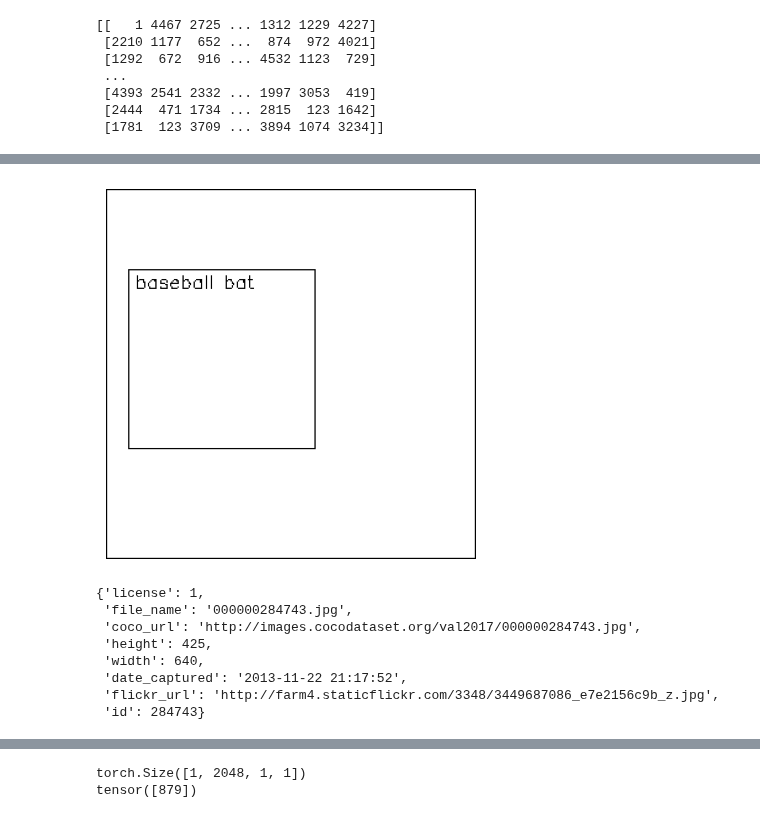
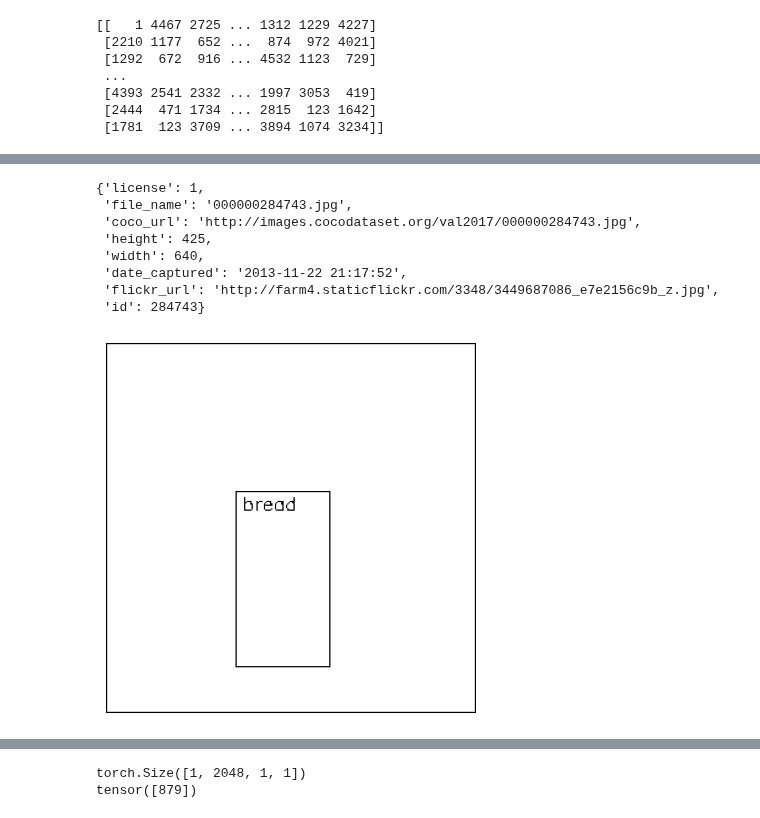
Before and after one commit to gyusik19/bbir, a Jupyter notebook: sandbox.ipynb, the cells around one changed output, grey strips where cells are left out. Drawn from its saved outputs; the diff is of its cells as text; code cells hidden in the pictures.

```diff
--- a/sandbox.ipynb
+++ b/sandbox.ipynb
@@ -137,36 +155,3 @@ tensor([[[0., 0., 0., 0., 1., 1., 1.],
-# %%
-from PIL import Image
-import cv2
-import matplotlib.pyplot as plt
-import numpy as np
-import math
-
-query_idx = 37
-# draw a 31 x 31 empty grid
-l = 300
-grid = np.zeros((l, l, 3))
-# draw the bounding box
-for i in range(len(queries[query_idx])):
-    x, y, w, h = queries[query_idx][i]['bbox']
-    x, y, w, h = l * x, l * y, l * w, l * h
-    x_min, y_min = int(x - w / 2), int(y - h / 2)
-    x_max, y_max = math.ceil(x + w / 2), math.ceil(y + h / 2)
-    cv2.rectangle(grid, (x_min, y_min), (x_max, y_max), (1, 1, 1), 1)
-    text = f'{queries[query_idx][i]["category"]}'
-    cv2.putText(grid, text, (x_min+5, y_min+15), cv2.FONT_HERSHEY_SIMPLEX, 0.5, (1, 1, 1), 1)
-
-# draw edge around the grid.
-grid[0, :, :] = 1
-grid[-1, :, :] = 1
-grid[:, 0, :] = 1
-grid[:, -1, :] = 1
-
-grid = 1 - grid
-plt.imshow(grid)
-plt.axis('off')
-plt.show()
-# %% [output]
-[figure, removed]
 # %%
 def is_relevant(query_layouts, ranked_img_id, coco):
     img = coco.loadImgs([ranked_img_id])[0]
@@ -212,6 +197,39 @@ coco.loadImgs(284743)[0]
  'date_captured': '2013-11-22 21:17:52',
  'flickr_url': 'http://farm4.staticflickr.com/3348/3449687086_e7e2156c9b_z.jpg',
  'id': 284743}
+# %%
+from PIL import Image
+import cv2
+import matplotlib.pyplot as plt
+import numpy as np
+import math
+
+query_idx = 0
+# draw a 31 x 31 empty grid
+l = 300
+grid = np.zeros((l, l, 3))
+# draw the bounding box
+for i in range(len(queries[query_idx])):
+    x, y, w, h = queries[query_idx][i]['bbox']
+    x, y, w, h = l * x, l * y, l * w, l * h
+    x_min, y_min = int(x - w / 2), int(y - h / 2)
+    x_max, y_max = math.ceil(x + w / 2), math.ceil(y + h / 2)
+    cv2.rectangle(grid, (x_min, y_min), (x_max, y_max), (1, 1, 1), 1)
+    text = f'{queries[query_idx][i]["category"]}'
+    cv2.putText(grid, text, (x_min+5, y_min+15), cv2.FONT_HERSHEY_SIMPLEX, 0.5, (1, 1, 1), 1)
+
+# draw edge around the grid.
+grid[0, :, :] = 1
+grid[-1, :, :] = 1
+grid[:, 0, :] = 1
+grid[:, -1, :] = 1
+
+grid = 1 - grid
+plt.imshow(grid)
+plt.axis('off')
+plt.show()
+# %% [output]
+[figure, added]
 # %%
 from PIL import Image, ImageDraw
 import matplotlib.pyplot as plt
```
Also changed, not shown: parts of 14 cells of this notebook, 8 other files.
